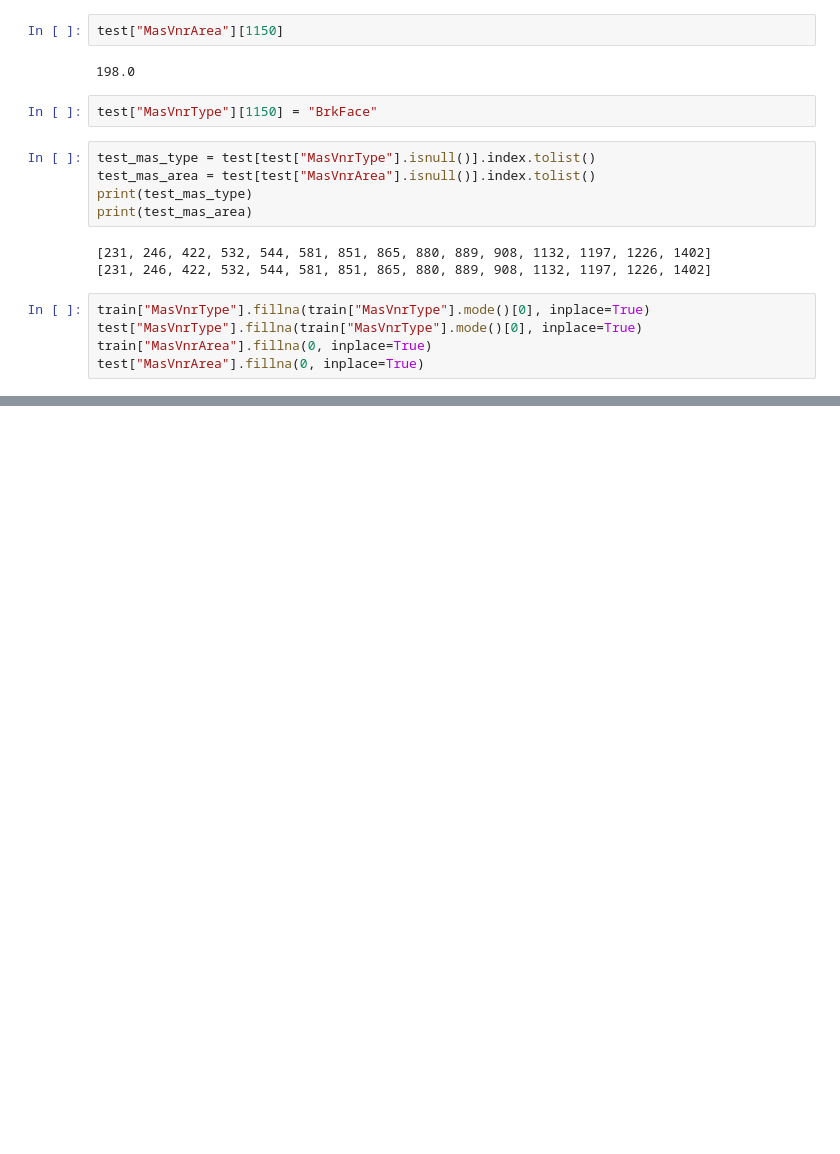
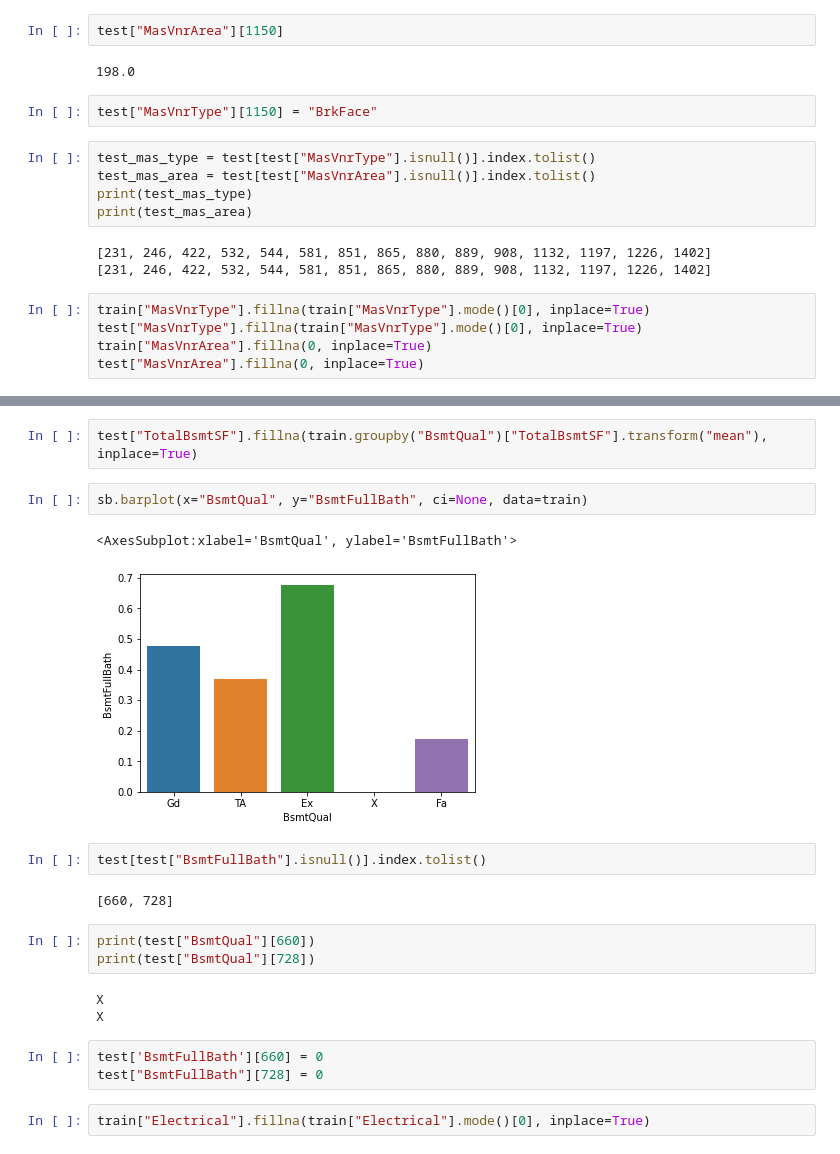
Before and after one commit to psrpsj/houseprice_prediction, a Jupyter notebook: house_prediction.ipynb, the cells around one changed output, grey strips where cells are left out. Saved outputs shown, nothing was run; the diff lists cells and outputs as text; blank space fills up the shorter version.

```diff
--- a/house_prediction.ipynb
+++ b/house_prediction.ipynb
@@ -204,0 +599,22 @@ test["MasVnrArea"].fillna(0, inplace=True)
+# %%
+test["TotalBsmtSF"].fillna(train.groupby("BsmtQual")["TotalBsmtSF"].transform("mean"), inplace=True)
+# %%
+sb.barplot(x="BsmtQual", y="BsmtFullBath", ci=None, data=train)
+# %% [output]
+<AxesSubplot:xlabel='BsmtQual', ylabel='BsmtFullBath'>
+[figure, added]
+# %%
+test[test["BsmtFullBath"].isnull()].index.tolist()
+# %% [output]
+[660, 728]
+# %%
+print(test["BsmtQual"][660])
+print(test["BsmtQual"][728])
+# %% [output]
+X
+X
+# %%
+test['BsmtFullBath'][660] = 0
+test["BsmtFullBath"][728] = 0
+# %%
+train["Electrical"].fillna(train["Electrical"].mode()[0], inplace=True)
```
Also changed, not shown: parts of 75 cells of this notebook.
